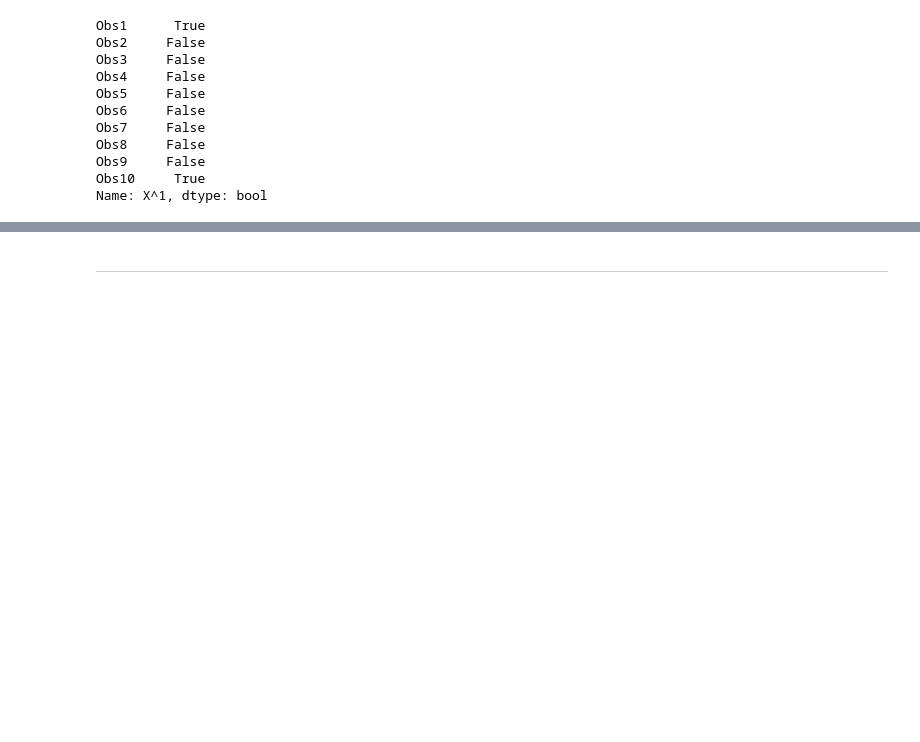
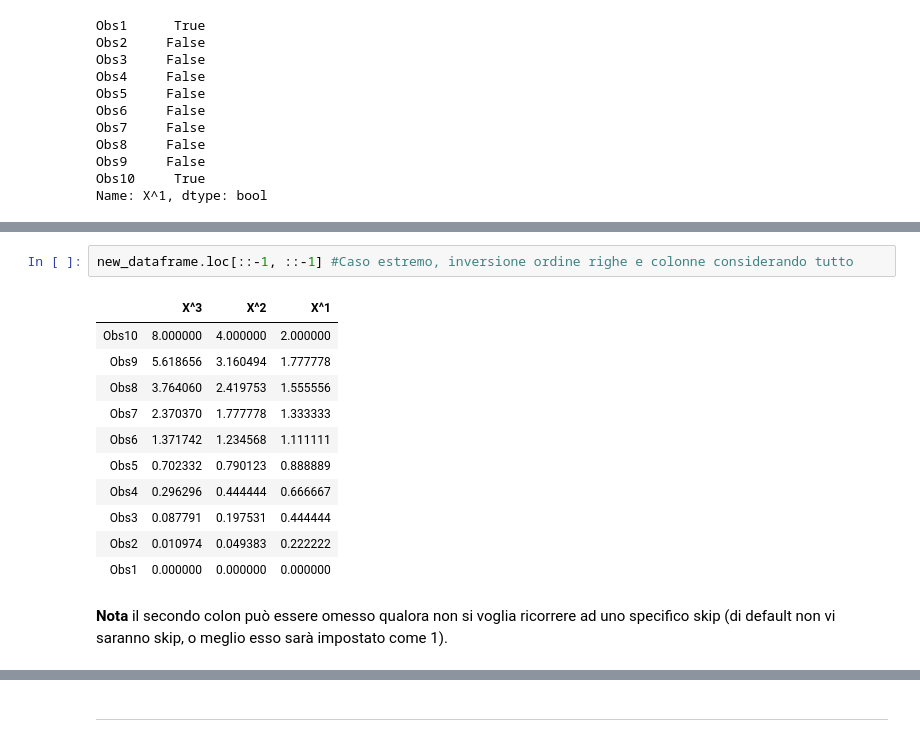
Before and after one commit to simonelucchesi/Python_room, a Jupyter notebook: Notebooks/Python room 2 .ipynb, the cells around one changed output, grey strips where cells are left out. Cells and saved outputs as stored; diff of their text form; blank space fills up the shorter version.

```diff
--- a/Notebooks/Python room 2 .ipynb
+++ b/Notebooks/Python room 2 .ipynb
@@ -977,0 +1177,16 @@ Name: X^1, dtype: bool
+# %%
+new_dataframe.loc[::-1, ::-1] #Caso estremo, inversione ordine righe e colonne considerando tutto
+# %% [output]
+|  | X^3 | X^2 | X^1 |
+| Obs10 | 8.000000 | 4.000000 | 2.000000 |
+| Obs9 | 5.618656 | 3.160494 | 1.777778 |
+| Obs8 | 3.764060 | 2.419753 | 1.555556 |
+| Obs7 | 2.370370 | 1.777778 | 1.333333 |
+| Obs6 | 1.371742 | 1.234568 | 1.111111 |
+| Obs5 | 0.702332 | 0.790123 | 0.888889 |
+| Obs4 | 0.296296 | 0.444444 | 0.666667 |
+| Obs3 | 0.087791 | 0.197531 | 0.444444 |
+| Obs2 | 0.010974 | 0.049383 | 0.222222 |
+| Obs1 | 0.000000 | 0.000000 | 0.000000 |
+# %% [markdown]
+**Nota** il secondo colon può essere omesso qualora non si voglia ricorrere ad uno specifico skip (di default non vi saranno skip, o meglio esso sarà impostato come 1).
```
Also changed, not shown: parts of 61 cells of this notebook.
